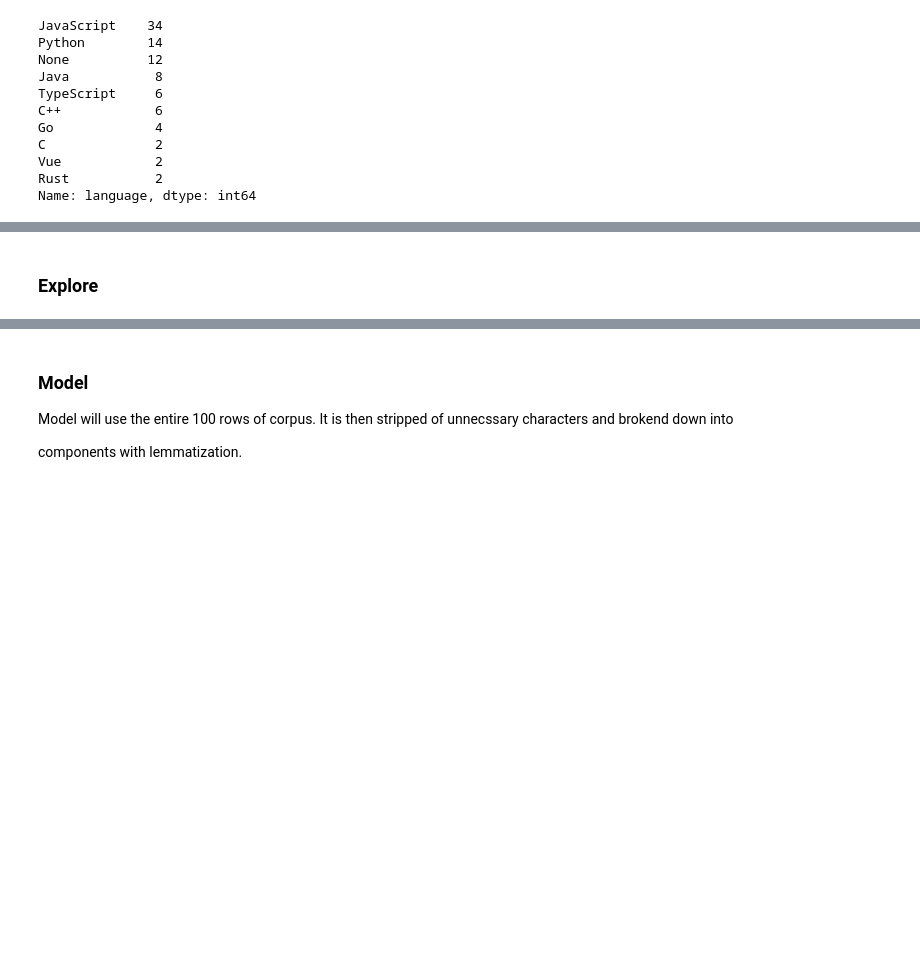
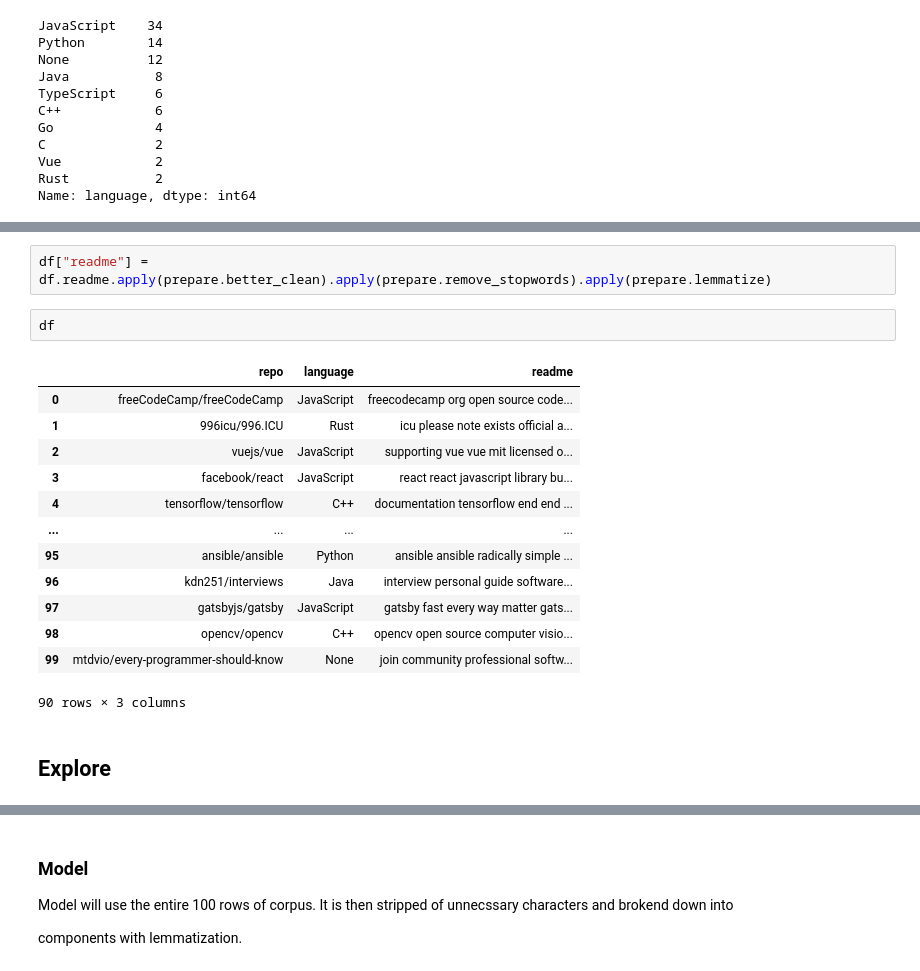
Before and after one commit to super-fantastic-group/nlp-git, a Jupyter notebook: nlp-project.ipynb, the cells around one changed output, grey strips where cells are left out. Drawn from its saved outputs; the diff is of its cells as text; blank space fills up the shorter version.

```diff
--- a/nlp-project.ipynb
+++ b/nlp-project.ipynb
@@ -140,2 +124,20 @@ prepare.prep_readme(df)
+# %%
+df["readme"] = df.readme.apply(prepare.better_clean).apply(prepare.remove_stopwords).apply(prepare.lemmatize)
+# %%
+df
+# %% [output]
+|  | repo | language | readme |
+| 0 | freeCodeCamp/freeCodeCamp | JavaScript | freecodecamp org open source code... |
+| 1 | 996icu/996.ICU | Rust | icu please note exists official a... |
+| 2 | vuejs/vue | JavaScript | supporting vue vue mit licensed o... |
+| 3 | facebook/react | JavaScript | react react javascript library bu... |
+| 4 | tensorflow/tensorflow | C++ | documentation tensorflow end end ... |
+| ... | ... | ... | ... |
+| 95 | ansible/ansible | Python | ansible ansible radically simple ... |
+| 96 | kdn251/interviews | Java | interview personal guide software... |
+| 97 | gatsbyjs/gatsby | JavaScript | gatsby fast every way matter gats... |
+| 98 | opencv/opencv | C++ | opencv open source computer visio... |
+| 99 | mtdvio/every-programmer-should-know | None | join community professional softw... |
+90 rows × 3 columns
 # %% [markdown]
-### Explore
+## Explore
```
Also changed, not shown: parts of 6 cells of this notebook.
